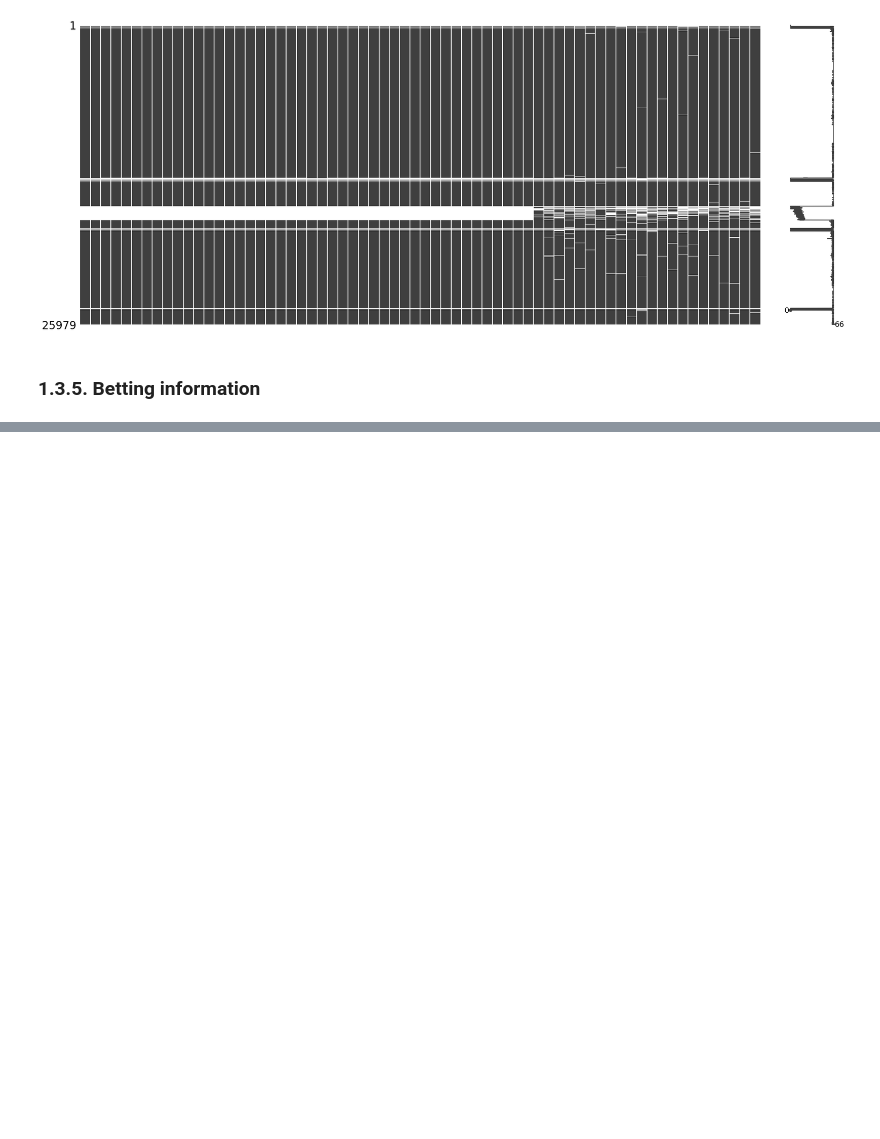
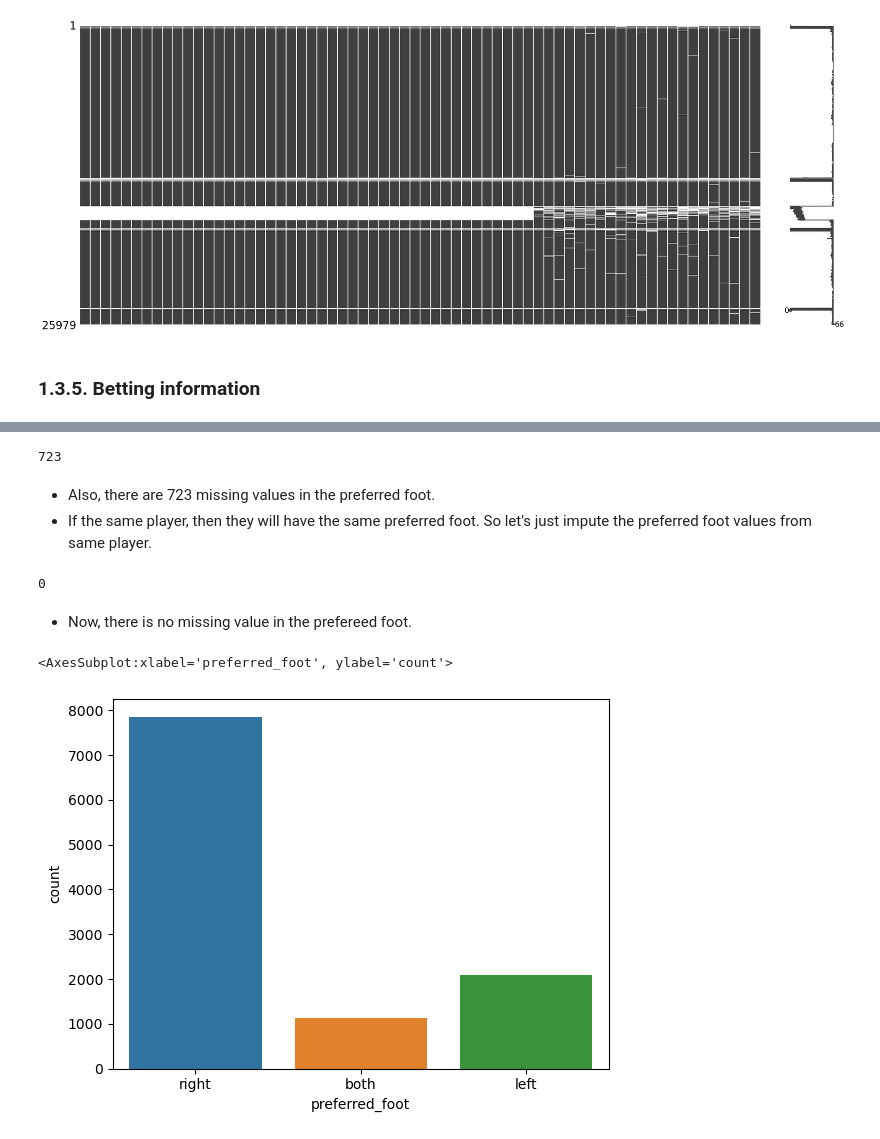
Before and after one commit to Dyouvrean/Football-match-prediction, a Jupyter notebook: project_Jun.ipynb, the cells around one changed output, grey strips where cells are left out. Drawn from its saved outputs; the diff is of its cells as text; code cells hidden in the pictures; blank space fills up the shorter version.

```diff
--- a/project_Jun.ipynb
+++ b/project_Jun.ipynb
@@ -506,0 +652,2 @@ msno.matrix(df_match[player_col])
+# %%
+df_player_all = df_player_all.drop("birthday", axis = 1)
@@ -506,0 +671,5 @@ msno.matrix(df_match[player_col])
+# %%
+target_boolean = (df_player_all[["player_api_id", "preferred_foot"]].drop_duplicates().groupby("player_api_id").count() == 2)
+target_id = target_boolean[target_boolean.preferred_foot].index
+# %%
+df_player_all.loc[df_player_all.player_api_id.isin(target_id), "preferred_foot"] = "both"
@@ -506,0 +678,21 @@ msno.matrix(df_match[player_col])
+# %%
+df_player_all.preferred_foot.isna().sum()
+# %% [output]
+723
+# %% [markdown]
+- Also, there are 723 missing values in the preferred foot.
+- If the same player, then they will have the same preferred foot. So let's just impute the preferred foot values from same player.
+# %%
+df_player_all["preferred_foot"] = df_player_all.groupby("player_api_id")["preferred_foot"].transform(lambda v: v.ffill())
+df_player_all["preferred_foot"] = df_player_all.groupby("player_api_id")["preferred_foot"].transform(lambda v: v.bfill())
+# %%
+df_player_all.preferred_foot.isna().sum()
+# %% [output]
+0
+# %% [markdown]
+- Now, there is no missing value in the prefereed foot.
+# %%
+sns.countplot(x = df_player_all[["player_api_id", "preferred_foot"]].drop_duplicates().preferred_foot)
+# %% [output]
+<AxesSubplot:xlabel='preferred_foot', ylabel='count'>
+[figure, added]
```
Also changed, not shown: parts of 209 cells of this notebook.
